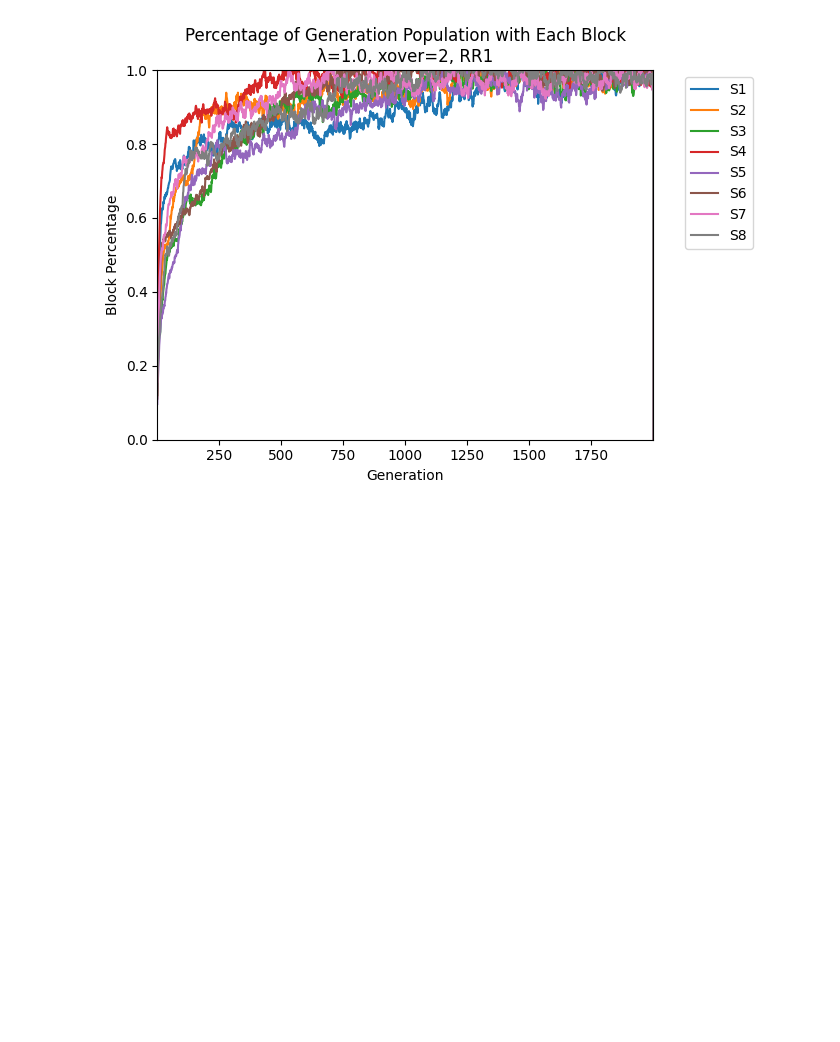
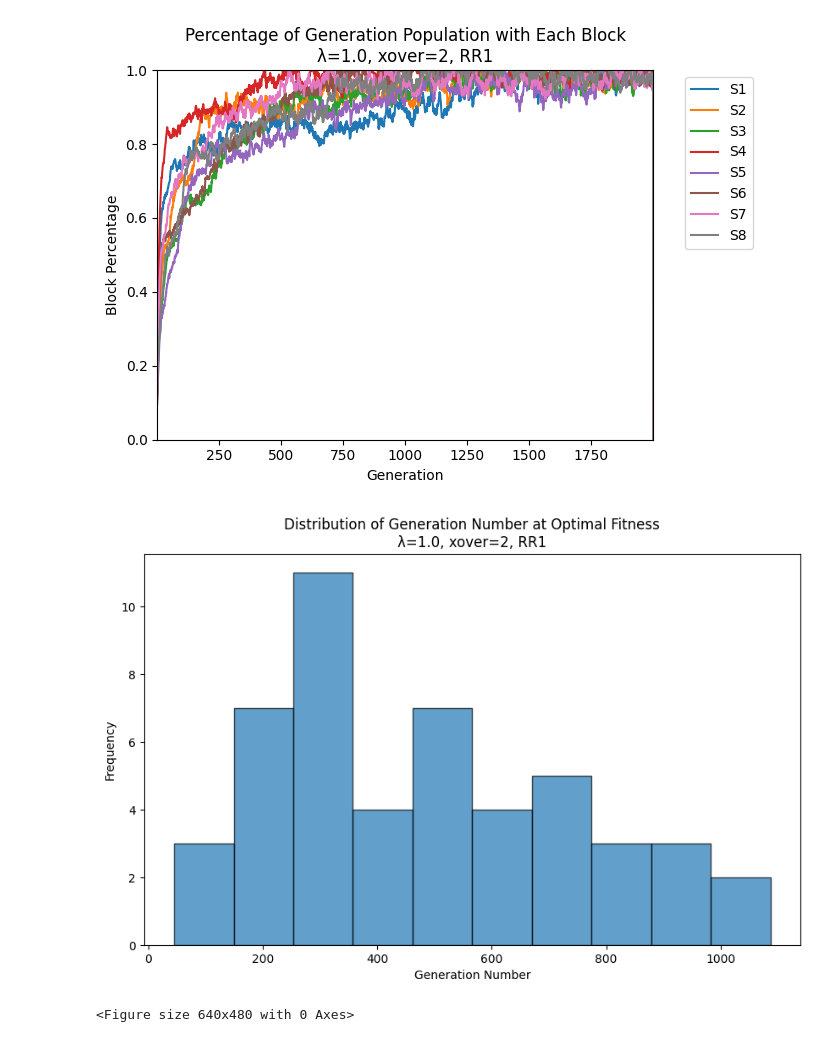
Before and after one commit to andey-robins/evocomp-hw2, a Jupyter notebook: visualization/schema_over_time.ipynb, the cells around one changed output. Cells and saved outputs as stored; diff of their text form; code cells hidden in the pictures; blank space fills up the shorter version.

Commit message:
Add figures for optimal solution emergence

```diff
--- a/visualization/visuals.ipynb
+++ b/visualization/schema_over_time.ipynb
@@ -113,3 +114,24 @@ plt.savefig(
 )
 # %% [output]
 [figure]
+# %%
+first_gen_with_optimal = [get_first_gen_with_optimal_fitness_for_run(df, run) for run in range(RUNS)]
+generation_numbers = [gen for gen in first_gen_with_optimal if gen != -1]
+
+# Plotting the histogram
+plt.figure(figsize=(10, 6))
+plt.hist(generation_numbers, bins=10, color=blue, edgecolor="black", alpha=0.7)
+plt.title(
+    f"Distribution of Generation Number at Optimal Fitness\nλ={xrate}, xover={crossover}, RR{RR}"
+)
+plt.xlabel("Generation Number")
+plt.ylabel("Frequency")
+plt.show()
+
+plt.savefig(
+    f'rr{"1" if RR == 1 else "2"}/rr{"1" if RR == 1 else "2"}_{crossover}_{xrate}_1st_optimal.png',
+    bbox_inches="tight",
+)
+# %% [output]
+[figure, added]
+<Figure size 640x480 with 0 Axes>
```
Also changed, not shown: parts of 1 cell of this notebook, 7 other files.
